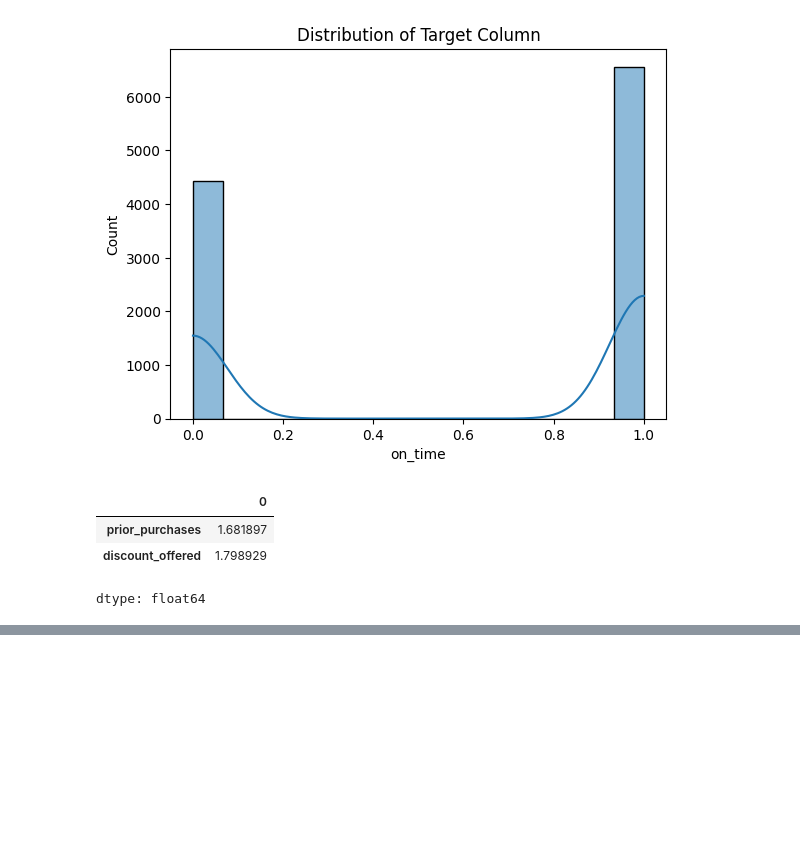
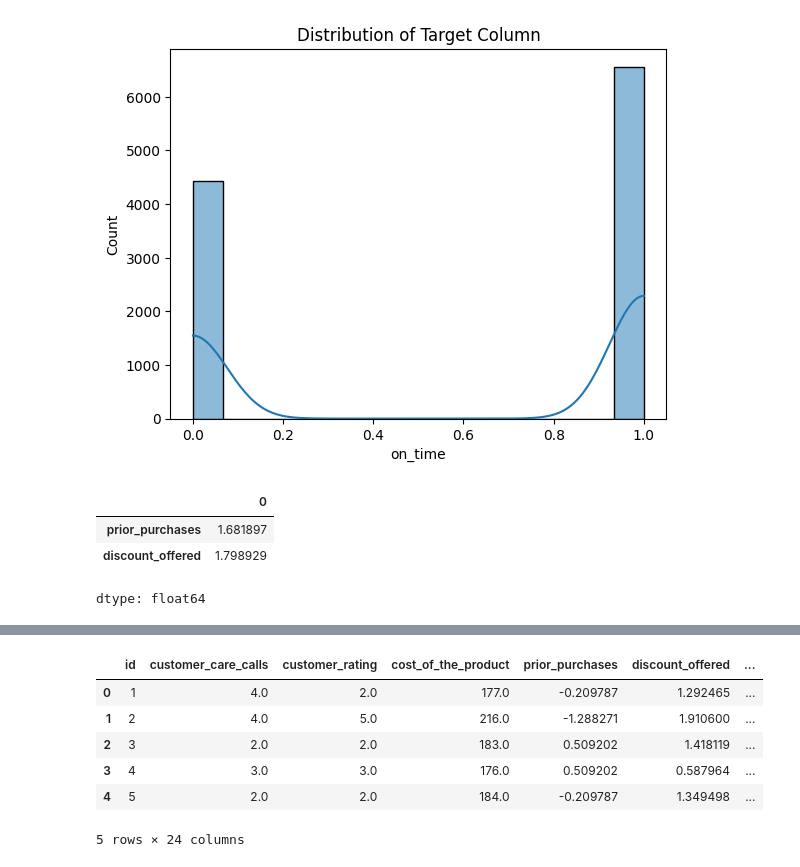
Before and after one commit to chaitanyajerripothula/shipment_delivery, a Jupyter notebook: Shipment_Delivery_On_Time.ipynb, the cells around one changed output, grey strips where cells are left out. Saved outputs shown, nothing was run; the diff lists cells and outputs as text; code cells hidden in the pictures; blank space fills up the shorter version.

```diff
--- a/Shipment_Delivery_On_Time.ipynb
+++ b/Shipment_Delivery_On_Time.ipynb
@@ -230,18 +236,26 @@ plot_graph(df, ['prior_purchases', 'discount_offered'], 'boxplot')
 # %%
 df = pd.get_dummies(df, drop_first=False)
 df.head(10)
 
-df['product_importance_high_flight'] = df['product_importance_high'] * df['mode_of_shipment_Flight']
-df['product_importance_high_road'] = df['product_importance_high'] * df['mode_of_shipment_Road']
-df['product_importance_high_ship'] = df['product_importance_high'] * df['mode_of_shipment_Ship']
+df['product_importance_high_flight'] = df['product_importance_high'] * df['mode_of_shipment_Flight'] * df['cost_of_the_product']
+df['product_importance_high_road'] = df['product_importance_high'] * df['mode_of_shipment_Road'] * df['cost_of_the_product']
+df['product_importance_high_ship'] = df['product_importance_high'] * df['mode_of_shipment_Ship'] * df['cost_of_the_product']
 
-df['product_importance_low_flight'] = df['product_importance_low'] * df['mode_of_shipment_Flight']
-df['product_importance_low_road'] = df['product_importance_low'] * df['mode_of_shipment_Road']
-df['product_importance_low_ship'] = df['product_importance_low'] * df['mode_of_shipment_Ship']
+df['product_importance_low_flight'] = df['product_importance_low'] * df['mode_of_shipment_Flight'] * df['cost_of_the_product']
+df['product_importance_low_road'] = df['product_importance_low'] * df['mode_of_shipment_Road'] * df['cost_of_the_product']
+df['product_importance_low_ship'] = df['product_importance_low'] * df['mode_of_shipment_Ship'] * df['cost_of_the_product']
 
-df['product_importance_medium_flight'] = df['product_importance_medium'] * df['mode_of_shipment_Flight']
-df['product_importance_medium_road'] = df['product_importance_medium'] * df['mode_of_shipment_Road']
-df['product_importance_medium_ship'] = df['product_importance_medium'] * df['mode_of_shipment_Ship']
+df['product_importance_medium_flight'] = df['product_importance_medium'] * df['mode_of_shipment_Flight'] * df['cost_of_the_product']
+df['product_importance_medium_road'] = df['product_importance_medium'] * df['mode_of_shipment_Road'] * df['cost_of_the_product']
+df['product_importance_medium_ship'] = df['product_importance_medium'] * df['mode_of_shipment_Ship'] * df['cost_of_the_product']
 
 df = df.drop(columns = ['mode_of_shipment_Flight', 'mode_of_shipment_Road', 'mode_of_shipment_Ship', 'product_importance_high', 'product_importance_low', 'product_importance_medium'], axis = 1)
 df.head(5)
+# %% [output]
+|  | id | customer_care_calls | customer_rating | cost_of_the_product | prior_purchases | discount_offered | ... |
+| 0 | 1 | 4.0 | 2.0 | 177.0 | -0.209787 | 1.292465 | ... |
+| 1 | 2 | 4.0 | 5.0 | 216.0 | -1.288271 | 1.910600 | ... |
+| 2 | 3 | 2.0 | 2.0 | 183.0 | 0.509202 | 1.418119 | ... |
+| 3 | 4 | 3.0 | 3.0 | 176.0 | 0.509202 | 0.587964 | ... |
+| 4 | 5 | 2.0 | 2.0 | 184.0 | -0.209787 | 1.349498 | ... |
+5 rows × 24 columns
```
Also changed, not shown: parts of 12 cells of this notebook.
